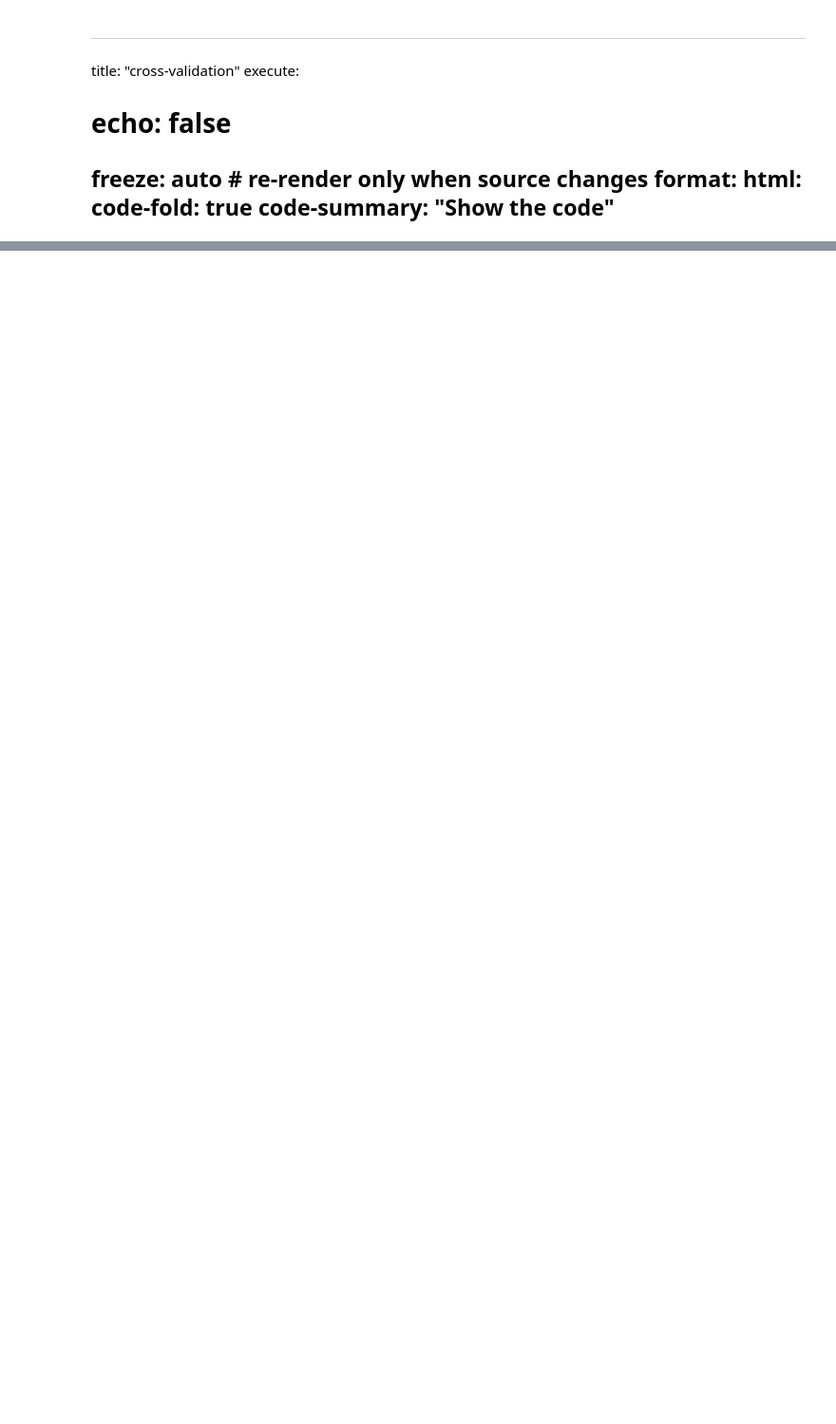
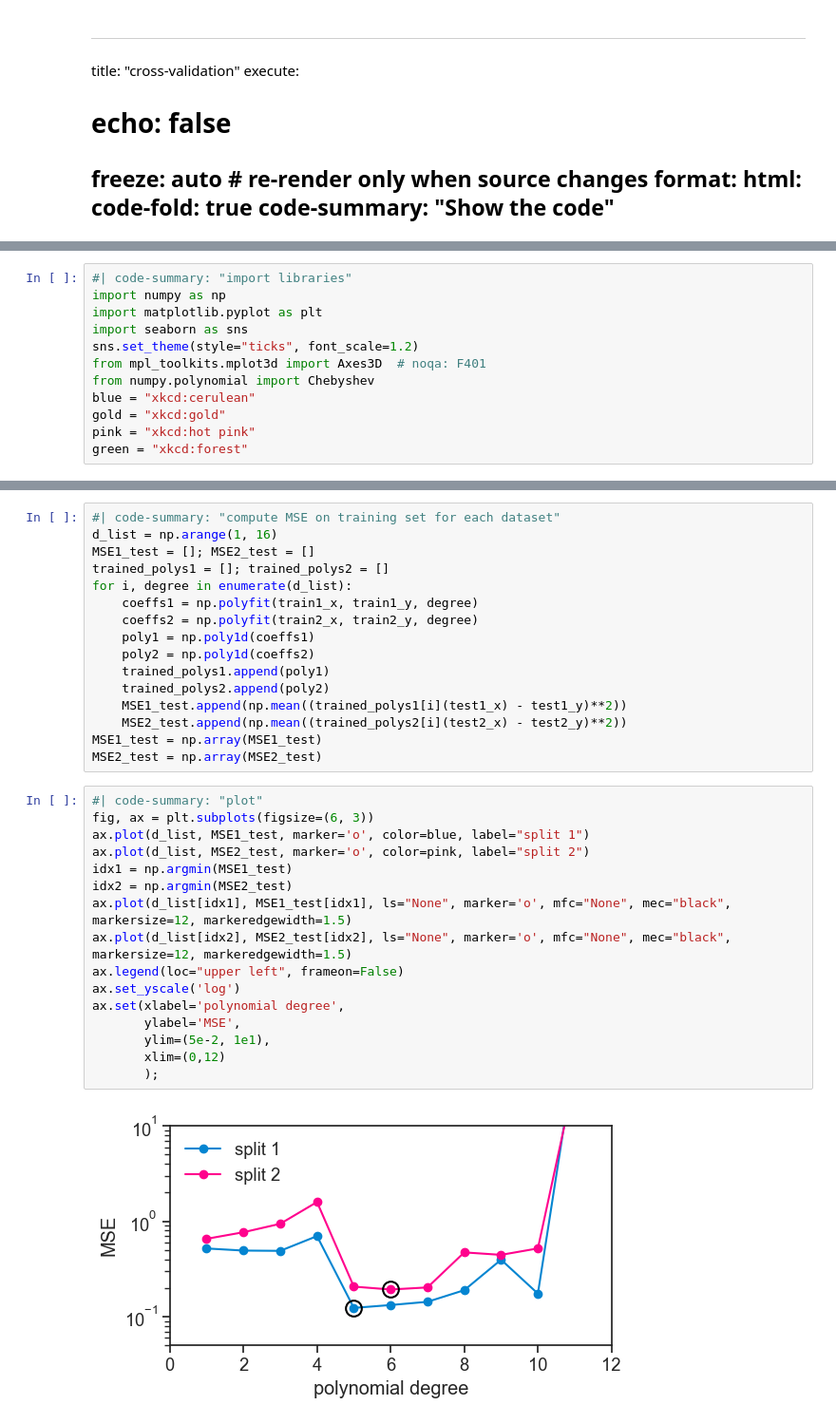
Before and after one commit to yairmau/statistics, a Jupyter notebook: generalization/cross-validation.ipynb, the cells around one changed output, grey strips where cells are left out. Shown at 95% size. Saved outputs shown, nothing was run; the diff lists cells and outputs as text; blank space fills up the shorter version.

```diff
--- a/generalization/cross-validation.ipynb
+++ b/generalization/cross-validation.ipynb
@@ -11,0 +17,12 @@ format:
+# %%
+#| code-summary: "import libraries"
+import numpy as np
+import matplotlib.pyplot as plt
+import seaborn as sns
+sns.set_theme(style="ticks", font_scale=1.2)
+from mpl_toolkits.mplot3d import Axes3D  # noqa: F401
+from numpy.polynomial import Chebyshev
+blue = "xkcd:cerulean"
+gold = "xkcd:gold"
+pink = "xkcd:hot pink"
+green = "xkcd:forest"
@@ -11,0 +54,34 @@ format:
+# %%
+#| code-summary: "compute MSE on training set for each dataset"
+d_list = np.arange(1, 16)
+MSE1_test = []; MSE2_test = []
+trained_polys1 = []; trained_polys2 = []
+for i, degree in enumerate(d_list):
+    coeffs1 = np.polyfit(train1_x, train1_y, degree)
+    coeffs2 = np.polyfit(train2_x, train2_y, degree)
+    poly1 = np.poly1d(coeffs1)
+    poly2 = np.poly1d(coeffs2)
+    trained_polys1.append(poly1)
+    trained_polys2.append(poly2)
+    MSE1_test.append(np.mean((trained_polys1[i](test1_x) - test1_y)**2))
+    MSE2_test.append(np.mean((trained_polys2[i](test2_x) - test2_y)**2))
+MSE1_test = np.array(MSE1_test)
+MSE2_test = np.array(MSE2_test)
+# %%
+#| code-summary: "plot"
+fig, ax = plt.subplots(figsize=(6, 3))
+ax.plot(d_list, MSE1_test, marker='o', color=blue, label="split 1")
+ax.plot(d_list, MSE2_test, marker='o', color=pink, label="split 2")
+idx1 = np.argmin(MSE1_test)
+idx2 = np.argmin(MSE2_test)
+ax.plot(d_list[idx1], MSE1_test[idx1], ls="None", marker='o', mfc="None", mec="black", markersize=12, markeredgewidth=1.5)
+ax.plot(d_list[idx2], MSE2_test[idx2], ls="None", marker='o', mfc="None", mec="black", markersize=12, markeredgewidth=1.5)
+ax.legend(loc="upper left", frameon=False)
+ax.set_yscale('log')
+ax.set(xlabel='polynomial degree',
+       ylabel='MSE',
+       ylim=(5e-2, 1e1),
+       xlim=(0,12)
+       );
+# %% [output]
+[figure, added]
```
Also changed, not shown: parts of 28 cells of this notebook.
